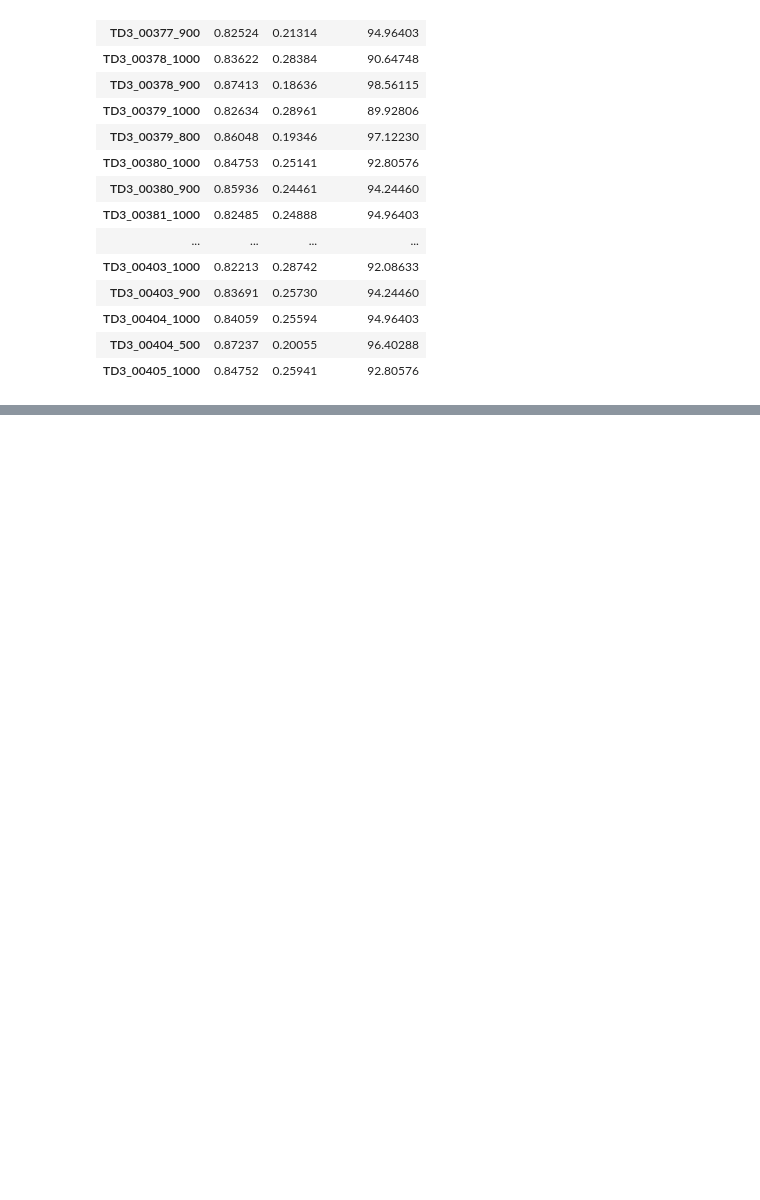
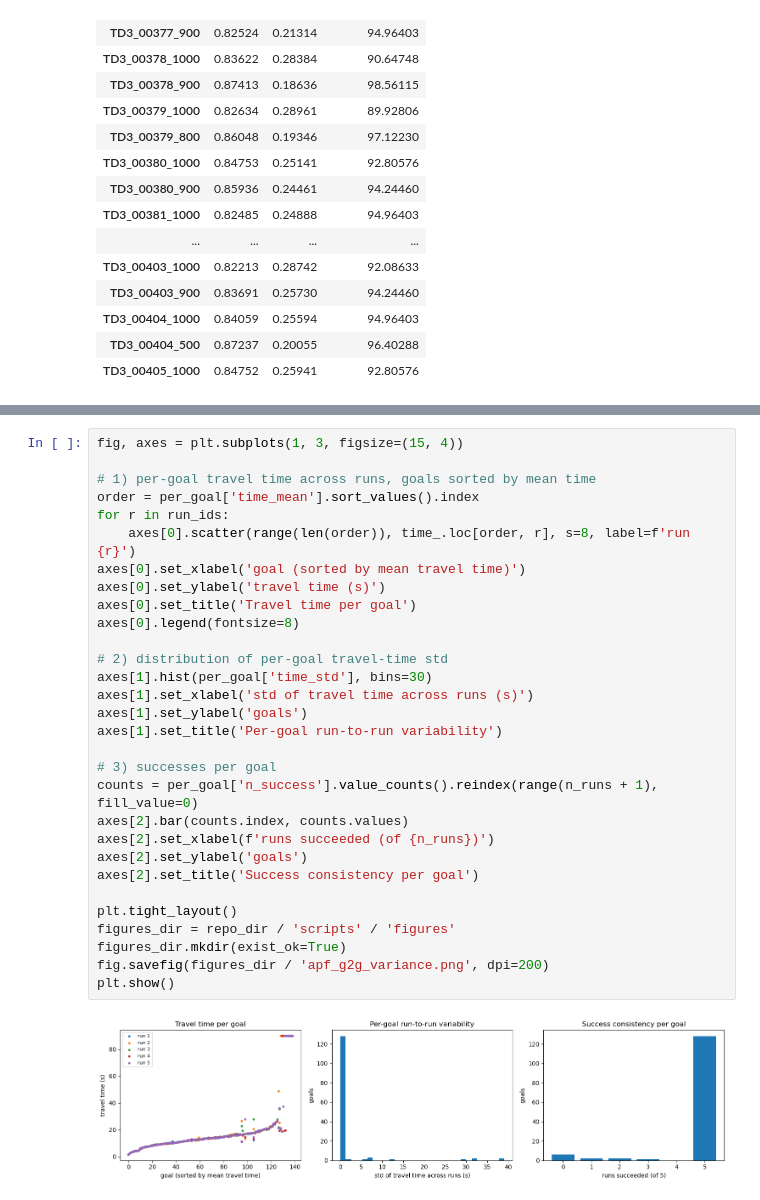
Before and after one commit to MinhNguyen2000/X3_ROS2_ws, a Jupyter notebook: scripts/G2G_analysis.ipynb, the cells around one changed output, grey strips where cells are left out. Saved outputs shown, nothing was run; the diff lists cells and outputs as text; blank space fills up the shorter version.

```diff
--- a/scripts/G2G_analysis.ipynb
+++ b/scripts/G2G_analysis.ipynb
@@ -140,0 +251,32 @@ TD3_delta* success: 92.302 ± 6.079
+# %%
+fig, axes = plt.subplots(1, 3, figsize=(15, 4))
+
+# 1) per-goal travel time across runs, goals sorted by mean time
+order = per_goal['time_mean'].sort_values().index
+for r in run_ids:
+    axes[0].scatter(range(len(order)), time_.loc[order, r], s=8, label=f'run {r}')
+axes[0].set_xlabel('goal (sorted by mean travel time)')
+axes[0].set_ylabel('travel time (s)')
+axes[0].set_title('Travel time per goal')
+axes[0].legend(fontsize=8)
+
+# 2) distribution of per-goal travel-time std
+axes[1].hist(per_goal['time_std'], bins=30)
+axes[1].set_xlabel('std of travel time across runs (s)')
+axes[1].set_ylabel('goals')
+axes[1].set_title('Per-goal run-to-run variability')
+
+# 3) successes per goal
+counts = per_goal['n_success'].value_counts().reindex(range(n_runs + 1), fill_value=0)
+axes[2].bar(counts.index, counts.values)
+axes[2].set_xlabel(f'runs succeeded (of {n_runs})')
+axes[2].set_ylabel('goals')
+axes[2].set_title('Success consistency per goal')
+
+plt.tight_layout()
+figures_dir = repo_dir / 'scripts' / 'figures'
+figures_dir.mkdir(exist_ok=True)
+fig.savefig(figures_dir / 'apf_g2g_variance.png', dpi=200)
+plt.show()
+# %% [output]
+[figure, added]
```
Also changed, not shown: parts of 6 cells of this notebook.
